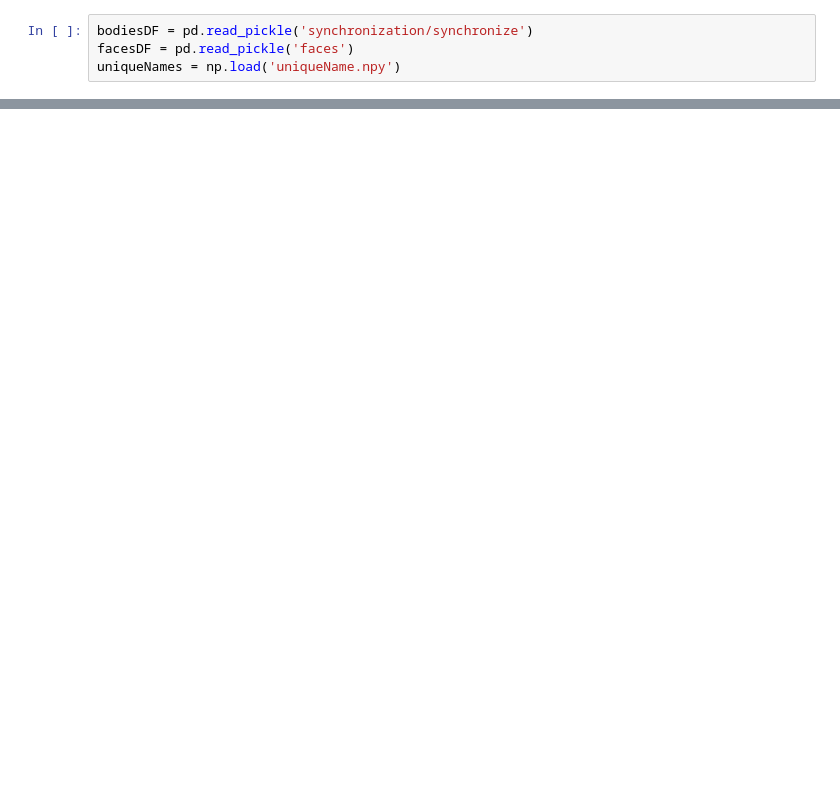
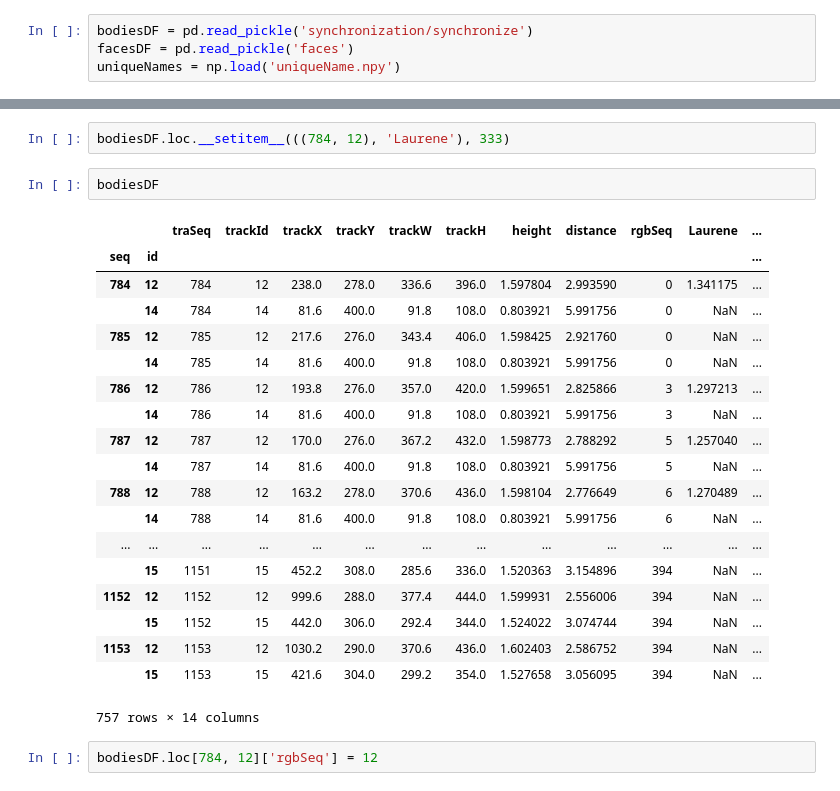
Before and after one commit to gbarrene/social_tracking, a Jupyter notebook: BodyFace.ipynb, the cells around one changed output, grey strips where cells are left out. Drawn from its saved outputs; the diff is of its cells as text; blank space fills up the shorter version.

```diff
--- a/BodyFace.ipynb
+++ b/BodyFace.ipynb
@@ -167,0 +71,26 @@ bodies
+# %%
+bodiesDF.loc.__setitem__(((784, 12), 'Laurene'), 333)
+# %%
+bodiesDF
+# %% [output]
+|  |  | traSeq | trackId | trackX | trackY | trackW | trackH | height | distance | rgbSeq | Laurene | ... |
+| seq | id |  |  |  |  |  |  |  |  |  |  | ... |
+| 784 | 12 | 784 | 12 | 238.0 | 278.0 | 336.6 | 396.0 | 1.597804 | 2.993590 | 0 | 1.341175 | ... |
+|  | 14 | 784 | 14 | 81.6 | 400.0 | 91.8 | 108.0 | 0.803921 | 5.991756 | 0 | NaN | ... |
+| 785 | 12 | 785 | 12 | 217.6 | 276.0 | 343.4 | 406.0 | 1.598425 | 2.921760 | 0 | NaN | ... |
+|  | 14 | 785 | 14 | 81.6 | 400.0 | 91.8 | 108.0 | 0.803921 | 5.991756 | 0 | NaN | ... |
+| 786 | 12 | 786 | 12 | 193.8 | 276.0 | 357.0 | 420.0 | 1.599651 | 2.825866 | 3 | 1.297213 | ... |
+|  | 14 | 786 | 14 | 81.6 | 400.0 | 91.8 | 108.0 | 0.803921 | 5.991756 | 3 | NaN | ... |
+| 787 | 12 | 787 | 12 | 170.0 | 276.0 | 367.2 | 432.0 | 1.598773 | 2.788292 | 5 | 1.257040 | ... |
+|  | 14 | 787 | 14 | 81.6 | 400.0 | 91.8 | 108.0 | 0.803921 | 5.991756 | 5 | NaN | ... |
+| 788 | 12 | 788 | 12 | 163.2 | 278.0 | 370.6 | 436.0 | 1.598104 | 2.776649 | 6 | 1.270489 | ... |
+|  | 14 | 788 | 14 | 81.6 | 400.0 | 91.8 | 108.0 | 0.803921 | 5.991756 | 6 | NaN | ... |
+| ... | ... | ... | ... | ... | ... | ... | ... | ... | ... | ... | ... | ... |
+|  | 15 | 1151 | 15 | 452.2 | 308.0 | 285.6 | 336.0 | 1.520363 | 3.154896 | 394 | NaN | ... |
+| 1152 | 12 | 1152 | 12 | 999.6 | 288.0 | 377.4 | 444.0 | 1.599931 | 2.556006 | 394 | NaN | ... |
+|  | 15 | 1152 | 15 | 442.0 | 306.0 | 292.4 | 344.0 | 1.524022 | 3.074744 | 394 | NaN | ... |
+| 1153 | 12 | 1153 | 12 | 1030.2 | 290.0 | 370.6 | 436.0 | 1.602403 | 2.586752 | 394 | NaN | ... |
+|  | 15 | 1153 | 15 | 421.6 | 304.0 | 299.2 | 354.0 | 1.527658 | 3.056095 | 394 | NaN | ... |
+757 rows × 14 columns
+# %%
+bodiesDF.loc[784, 12]['rgbSeq'] = 12
```
Also changed, not shown: parts of 15 cells of this notebook.
